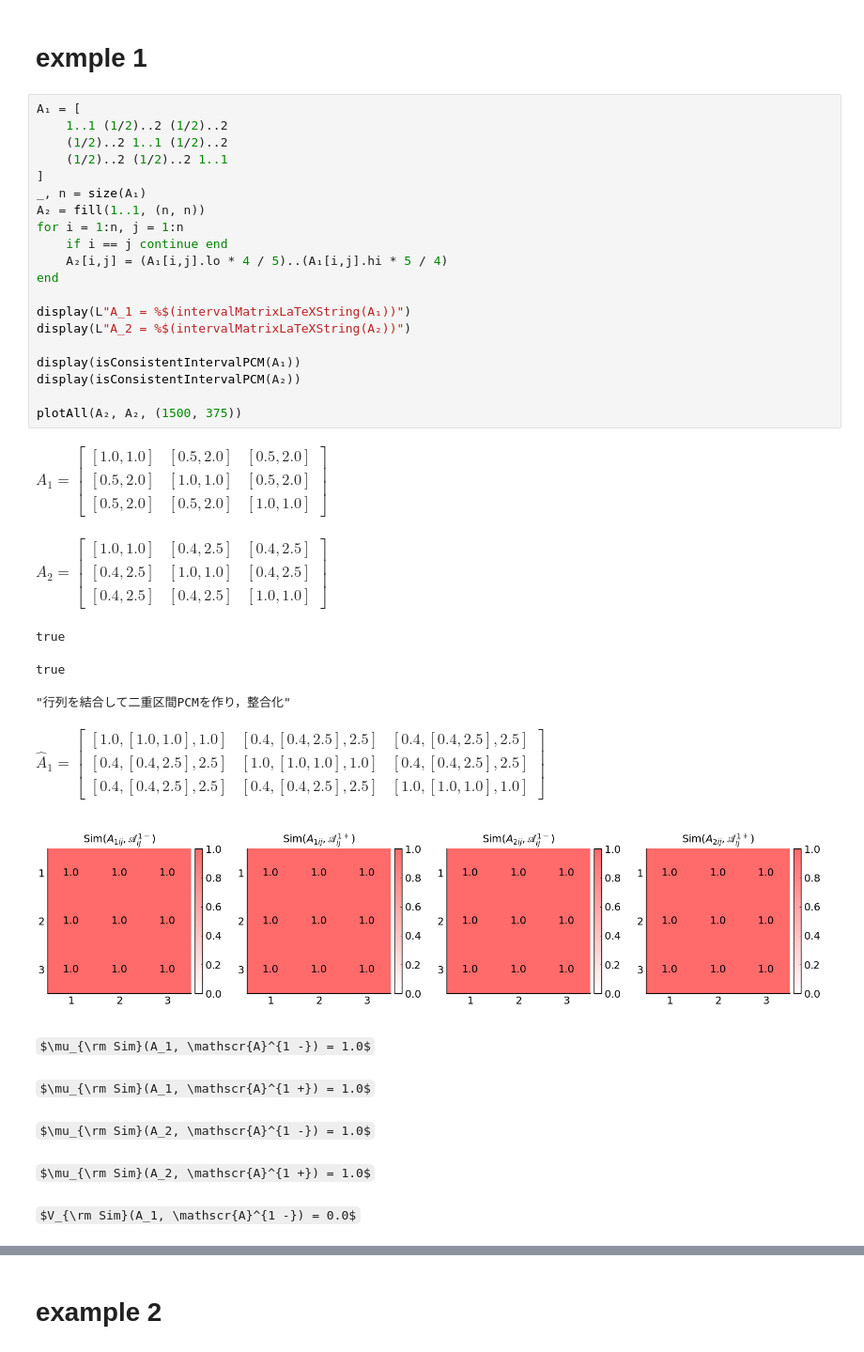
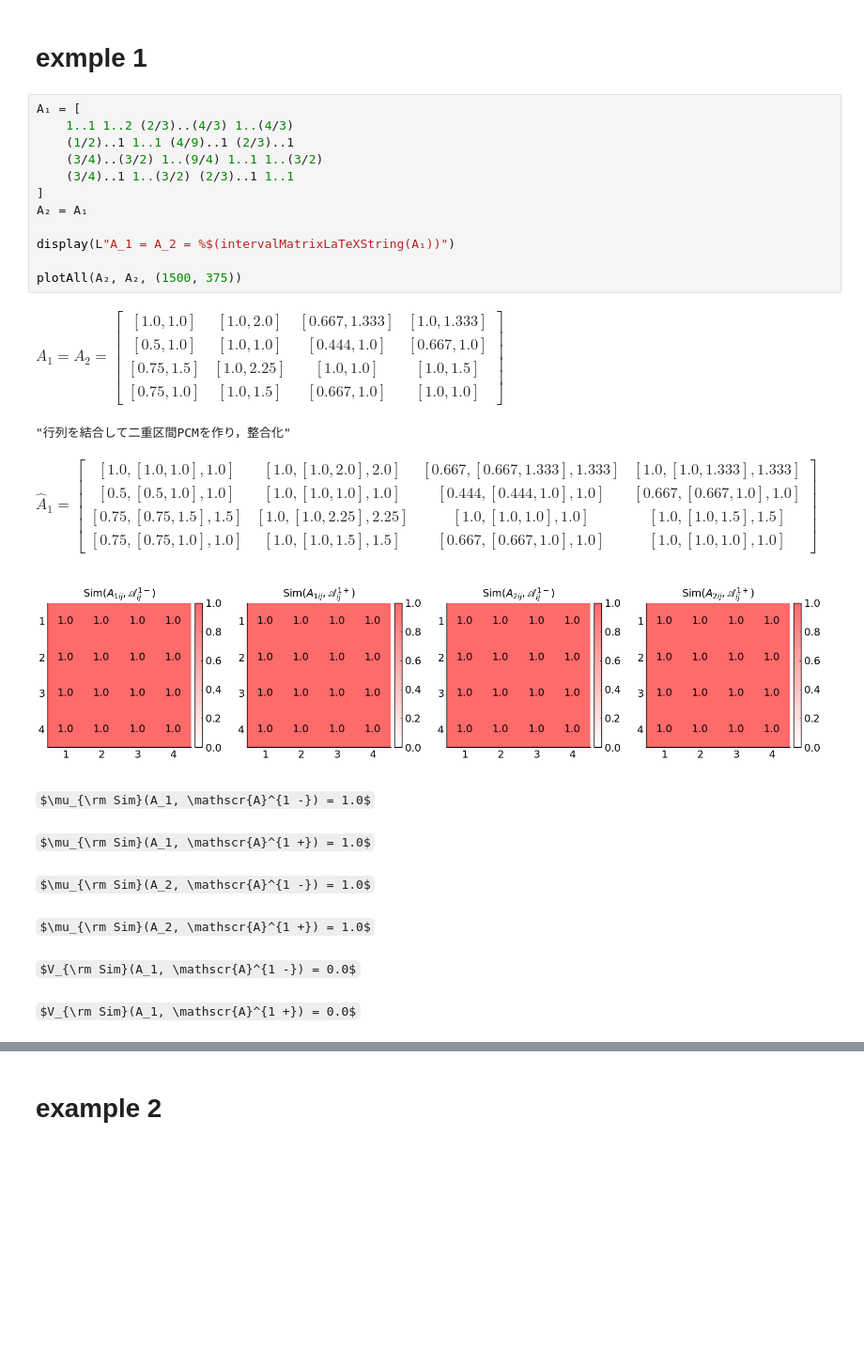
Before and after one commit to Kishikawa1286/illknownpcm, a Jupyter notebook: src/20230202.ipynb, the cells around one changed output, grey strips where cells are left out. Shown at 94% size. Saved outputs shown, nothing was run; the diff lists cells and outputs as text; some formulas as TeX source; blank space fills up the shorter version.

```diff
--- a/src/20230202.ipynb
+++ b/src/20230202.ipynb
@@ -164,34 +165,24 @@ true
 # exmple 1
 # %%
 A₁ = [
-    1..1 (1/2)..2 (1/2)..2
-    (1/2)..2 1..1 (1/2)..2
-    (1/2)..2 (1/2)..2 1..1
+    1..1 1..2 (2/3)..(4/3) 1..(4/3)
+    (1/2)..1 1..1 (4/9)..1 (2/3)..1
+    (3/4)..(3/2) 1..(9/4) 1..1 1..(3/2)
+    (3/4)..1 1..(3/2) (2/3)..1 1..1
 ]
-_, n = size(A₁)
-A₂ = fill(1..1, (n, n))
-for i = 1:n, j = 1:n
-    if i == j continue end
-    A₂[i,j] = (A₁[i,j].lo * 4 / 5)..(A₁[i,j].hi * 5 / 4)
-end
+A₂ = A₁
 
-display(L"A_1 = %$(intervalMatrixLaTeXString(A₁))")
-display(L"A_2 = %$(intervalMatrixLaTeXString(A₂))")
-
-display(isConsistentIntervalPCM(A₁))
-display(isConsistentIntervalPCM(A₂))
+display(L"A_1 = A_2 = %$(intervalMatrixLaTeXString(A₁))")
 
 plotAll(A₂, A₂, (1500, 375))
 # %% [output]
-$A_1 = \begin{bmatrix} \left[ 1.0, 1.0 \right] & \left[ 0.5, 2.0 \right] & \left[ 0.5, 2.0 \right] \\ \left[ 0.5, 2.0 \right] & \left[ 1.0, 1.0 \right] & \left[ 0.5, 2.0 \right] \\ \left[ 0.5, 2.0 \right] & \left[ 0.5, 2.0 \right] & \left[ 1.0, 1.0 \right] \end{bmatrix}$
+$A_1 = A_2 = \begin{bmatrix} \left[ 1.0, 1.0 \right] & \left[ 1.0, 2.0 \right] & \left[ 0.667, 1.333 \right] & \left[ 1.0, 1.333 \right] \\ \left[ 0.5, 1.0 \right] & \left[ 1.0, 1.0 \right] & \left[ 0.444, 1.0 \right] & \left[ 0.667, 1.0 \right] \\ \left[ 0.75, 1.5 \right] & \left[ 1.0, 2.25 \right] & \left[ 1.0, 1.0 \right] & \left[ 1.0, 1.5 \right] \\ \left[ 0.75, 1.0 \right] & \left[ 1.0, 1.5 \right] & \left[ 0.667, 1.0 \right] & \left[ 1.0, 1.0 \right] \end{bmatrix}$
+"行列を結合して二重区間PCMを作り，整合化"
-$A_2 = \begin{bmatrix} \left[ 1.0, 1.0 \right] & \left[ 0.4, 2.5 \right] & \left[ 0.4, 2.5 \right] \\ \left[ 0.4, 2.5 \right] & \left[ 1.0, 1.0 \right] & \left[ 0.4, 2.5 \right] \\ \left[ 0.4, 2.5 \right] & \left[ 0.4, 2.5 \right] & \left[ 1.0, 1.0 \right] \end{bmatrix}$
+$\hat{A}_{1} = \begin{bmatrix} \left[   1.0, \left[   1.0,   1.0 \right],   1.0 \right] & \left[   1.0, \left[   1.0,   2.0 \right],   2.0 \right] & \left[ 0.667, \left[ 0.667, 1.333 \right], 1.333 \right] & \left[   1.0, \left[   1.0, 1.333 \right], 1.333 \right] \\ \left[   0.5, \left[   0.5,   1.0 \right],   1.0 \right] & \left[   1.0, \left[   1.0,   1.0 \right],   1.0 \right] & \left[ 0.444, \left[ 0.444,   1.0 \right],   1.0 \right] & \left[ 0.667, \left[ 0.667,   1.0 \right],   1.0 \right] \\ \left[  0.75, \left[  0.75,   1.5 \right],   1.5 \right] & \left[   1.0, \left[   1.0,  2.25 \right],  2.25 \right] & \left[   1.0, \left[   1.0,   1.0 \right],   1.0 \right] & \left[   1.0, \left[   1.0,   1.5 \right],   1.5 \right] \\ \left[  0.75, \left[  0.75,   1.0 \right],   1.0 \right] & \left[   1.0, \left[   1.0,   1.5 \right],   1.5 \right] & \left[ 0.667, \left[ 0.667,   1.0 \right],   1.0 \right] & \left[   1.0, \left[   1.0,   1.0 \right],   1.0 \right] \end{bmatrix}$
-true
-true
-"行列を結合して二重区間PCMを作り，整合化"
+[figure, new version]
-$\hat{A}_{1} = \begin{bmatrix} \left[   1.0, \left[   1.0,   1.0 \right],   1.0 \right] & \left[   0.4, \left[   0.4,   2.5 \right],   2.5 \right] & \left[   0.4, \left[   0.4,   2.5 \right],   2.5 \right] \\ \left[   0.4, \left[   0.4,   2.5 \right],   2.5 \right] & \left[   1.0, \left[   1.0,   1.0 \right],   1.0 \right] & \left[   0.4, \left[   0.4,   2.5 \right],   2.5 \right] \\ \left[   0.4, \left[   0.4,   2.5 \right],   2.5 \right] & \left[   0.4, \left[   0.4,   2.5 \right],   2.5 \right] & \left[   1.0, \left[   1.0,   1.0 \right],   1.0 \right] \end{bmatrix}$
+$\mu_{\rm Sim}(A_1, \mathscr{A}^{1 -}) = 1.0$
-[figure, old version]
-$\mu_{\rm Sim}(A_1, \mathscr{A}^{1 -}) = 1.0$
+$\mu_{\rm Sim}(A_1, \mathscr{A}^{1 +}) = 1.0$
-$\mu_{\rm Sim}(A_1, \mathscr{A}^{1 +}) = 1.0$
+$\mu_{\rm Sim}(A_2, \mathscr{A}^{1 -}) = 1.0$
-$\mu_{\rm Sim}(A_2, \mathscr{A}^{1 -}) = 1.0$
+$\mu_{\rm Sim}(A_2, \mathscr{A}^{1 +}) = 1.0$
-$\mu_{\rm Sim}(A_2, \mathscr{A}^{1 +}) = 1.0$
+$V_{\rm Sim}(A_1, \mathscr{A}^{1 -}) = 0.0$
-$V_{\rm Sim}(A_1, \mathscr{A}^{1 -}) = 0.0$
+$V_{\rm Sim}(A_1, \mathscr{A}^{1 +}) = 0.0$
```
Also changed, not shown: parts of 5 cells of this notebook, 7 other files.
